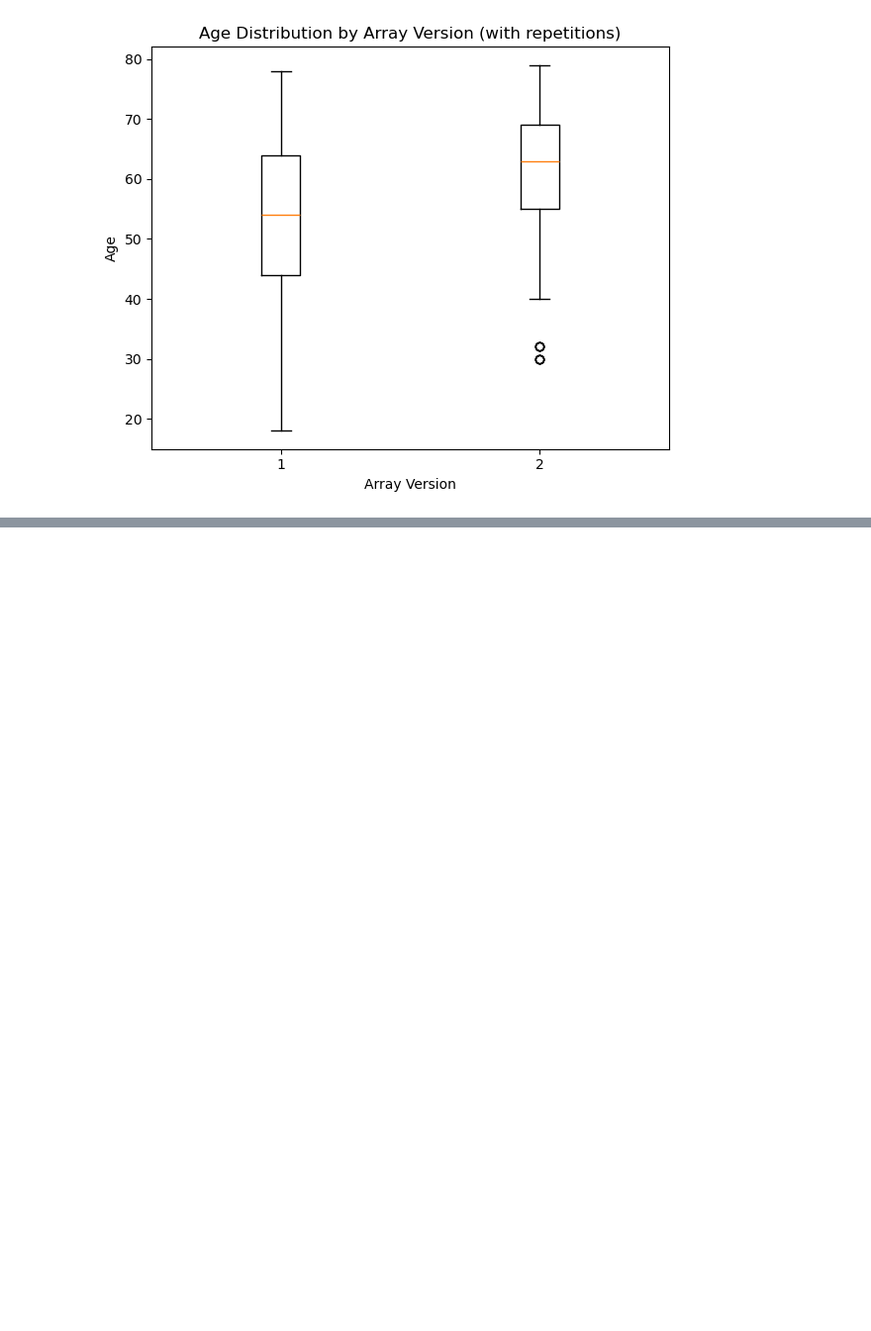
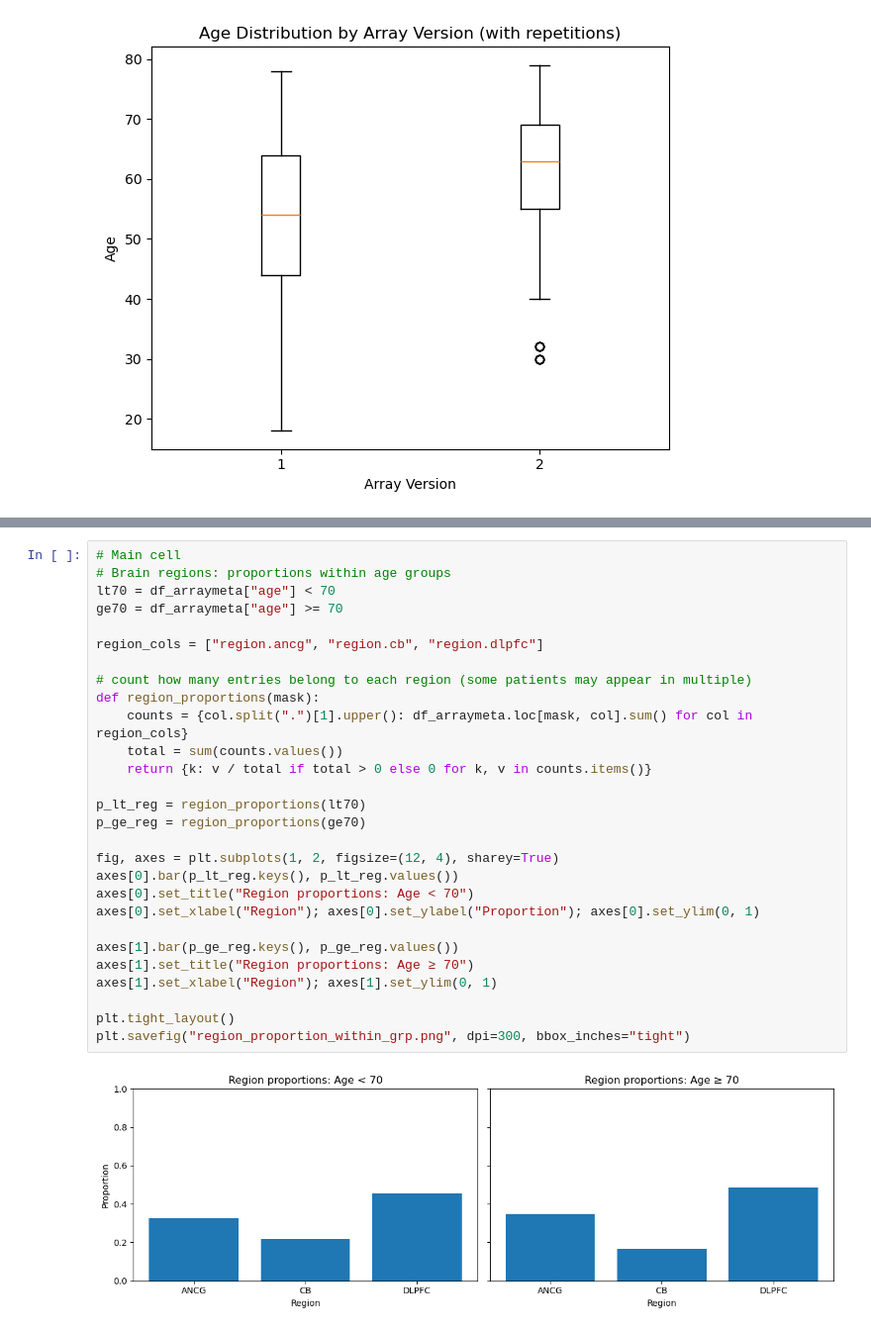
Before and after one commit to ChanChanMan18/STATS604_Project2, a Jupyter notebook: EDA?_PC/EDA.ipynb, the cells around one changed output, grey strips where cells are left out. Shown at 99% size. Saved outputs shown, nothing was run; the diff lists cells and outputs as text; blank space fills up the shorter version.

```diff
--- a/EDA?_PC/EDA.ipynb
+++ b/EDA?_PC/EDA.ipynb
@@ -358,0 +405,30 @@ version
+# %%
+# Main cell
+# Brain regions: proportions within age groups
+lt70 = df_arraymeta["age"] < 70
+ge70 = df_arraymeta["age"] >= 70
+
+region_cols = ["region.ancg", "region.cb", "region.dlpfc"]
+
+# count how many entries belong to each region (some patients may appear in multiple)
+def region_proportions(mask):
+    counts = {col.split(".")[1].upper(): df_arraymeta.loc[mask, col].sum() for col in region_cols}
+    total = sum(counts.values())
+    return {k: v / total if total > 0 else 0 for k, v in counts.items()}
+
+p_lt_reg = region_proportions(lt70)
+p_ge_reg = region_proportions(ge70)
+
+fig, axes = plt.subplots(1, 2, figsize=(12, 4), sharey=True)
+axes[0].bar(p_lt_reg.keys(), p_lt_reg.values())
+axes[0].set_title("Region proportions: Age < 70")
+axes[0].set_xlabel("Region"); axes[0].set_ylabel("Proportion"); axes[0].set_ylim(0, 1)
+
+axes[1].bar(p_ge_reg.keys(), p_ge_reg.values())
+axes[1].set_title("Region proportions: Age ≥ 70")
+axes[1].set_xlabel("Region"); axes[1].set_ylim(0, 1)
+
+plt.tight_layout()
+plt.savefig("region_proportion_within_grp.png", dpi=300, bbox_inches="tight")
+# %% [output]
+[figure, added]
```
Also changed, not shown: parts of 3 cells of this notebook, 4 other files.
